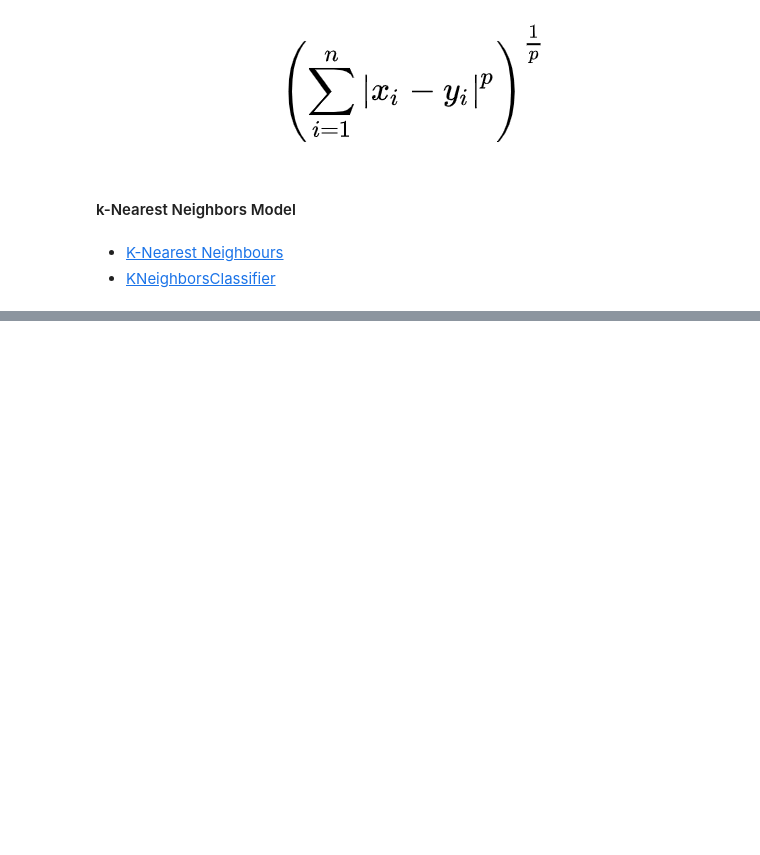
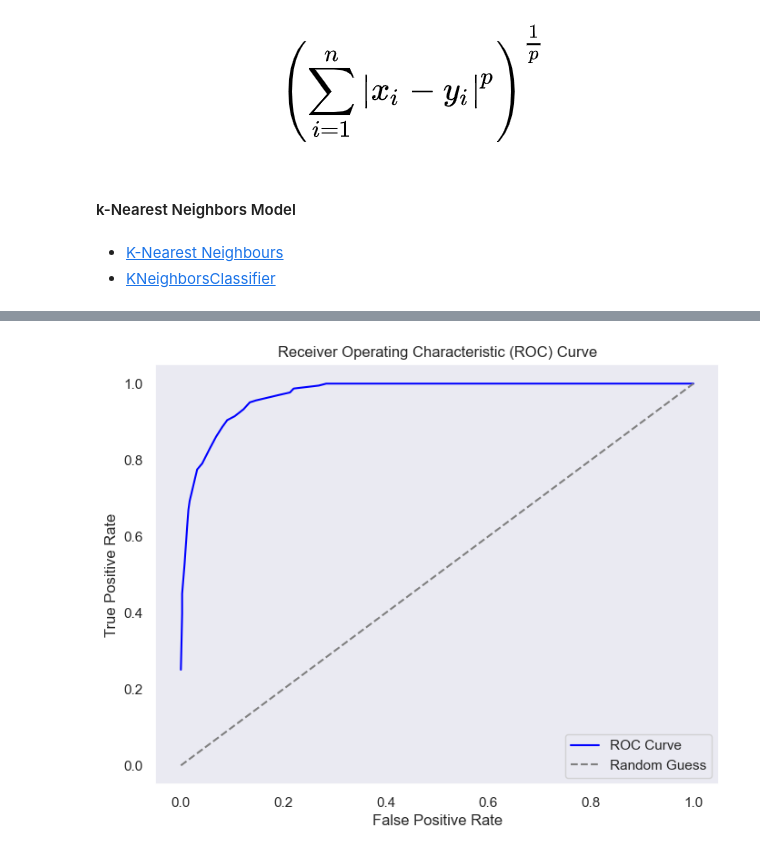
Before and after one commit to ICAI-IMAT-ML/p2-2-SantiCoAr, a Jupyter notebook: notebook/Lab_2_2_kNN.ipynb, the cells around one changed output, grey strips where cells are left out. Saved outputs shown, nothing was run; the diff lists cells and outputs as text; code cells hidden in the pictures; blank space fills up the shorter version.

```diff
--- a/notebook/Lab_2_2_kNN.ipynb
+++ b/notebook/Lab_2_2_kNN.ipynb
@@ -83,2 +109,4 @@ probability_histograms = plot_probability_histograms(y_train.values, probs[:,1],
 # %%
-roc_curve = plot_roc_curve(y_train.values, probs[:,1], 'YES')
+roc_curve = plot_roc_curve(y_train.values, probs[:,1], 1)
+# %% [output]
+[figure, added]
```
Also changed, not shown: parts of 8 cells of this notebook, 3 other files.
